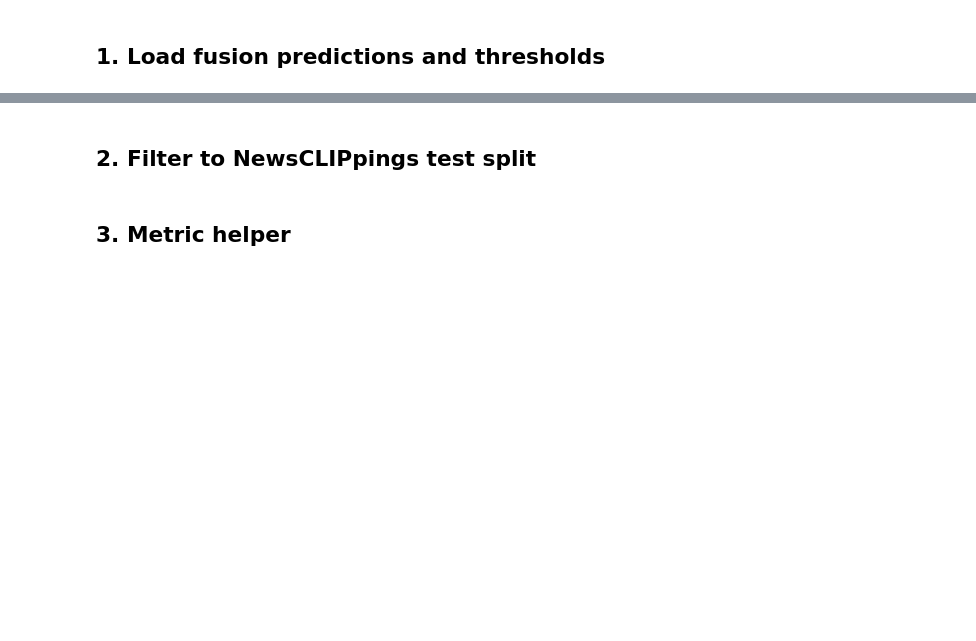
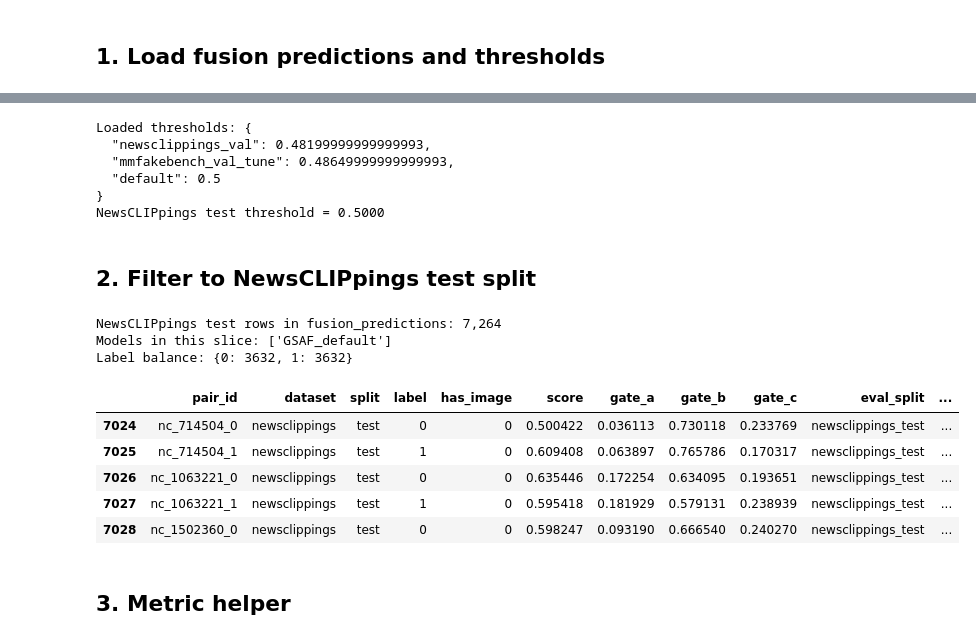
Before and after one commit to takitamim/eve-rag, a Jupyter notebook: notebooks/07_eval/newsclippings_eval.ipynb, the cells around one changed output, grey strips where cells are left out. Saved outputs shown, nothing was run; the diff lists cells and outputs as text; code cells hidden in the pictures; blank space fills up the shorter version.

```diff
--- a/notebooks/07_eval/newsclippings_eval.ipynb
+++ b/notebooks/07_eval/newsclippings_eval.ipynb
@@ -40,7 +40,6 @@ plt.rcParams["figure.dpi"] = 110
 pd.set_option("display.width", 160)
 pd.set_option("display.max_columns", 40)
 
-# Add repo root to sys.path so we can import src.utils.paths
 NB_DIR = Path.cwd()
 ROOT = NB_DIR
 for parent in [NB_DIR] + list(NB_DIR.parents):
@@ -54,9 +53,17 @@ from src.utils.paths import (
     PAPER, FIGURES, TABLES,
 )
 
+# Schema constants — actual column names in this repo
+FUSION_PROB_COL = "score"
+FUSION_LABEL_COL = "label"
+FUSION_MODEL_COL = "model"
+FUSION_EVAL_SPLIT_COL = "eval_split"
+STREAM_PROB_COLS = {
+    "Stream A (entities)": ("stream_a_score", STREAM_A_CACHE / "results" / "stream_a_predictions.csv"),
+    "Stream B (CLIP)":     ("stream_b_score", STREAM_B_CACHE / "final"   / "stream_b_predictions.csv"),
+    "Stream C (NLI)":      ("stream_c_score", STREAM_C_CACHE / "results" / "stream_c_predictions.csv"),
+}
+
 print("Repo root:", ROOT)
-print("Fusion preds:", FUSION_CACHE / "fusion_predictions.csv")
-print("Tables out :", TABLES)
-print("Figures out:", FIGURES)
 TABLES.mkdir(parents=True, exist_ok=True)
 FIGURES.mkdir(parents=True, exist_ok=True)
@@ -81,43 +141,35 @@ else:
     print("No threshold file found; falling back to 0.5 everywhere.")
     thresholds = {}
 
-DATASET_KEY_NC = "newsclippings_test"
-THRESH_NC = float(thresholds.get(DATASET_KEY_NC, thresholds.get("default", 0.5)))
+EVAL_SPLIT_NC = "newsclippings_test"
+THRESH_NC = float(thresholds.get(EVAL_SPLIT_NC, thresholds.get("default", 0.5)))
 print(f"NewsCLIPpings test threshold = {THRESH_NC:.4f}")
+# %% [output]
+Loaded thresholds: {
+  "newsclippings_val": 0.48199999999999993,
+  "mmfakebench_val_tune": 0.48649999999999993,
+  "default": 0.5
+}
+NewsCLIPpings test threshold = 0.5000
 # %% [markdown]
 ## 2. Filter to NewsCLIPpings test split
 # %%
-# We need to identify rows belonging to NewsCLIPpings test.
-# fusion_predictions.csv should have a 'dataset' (or 'source_dataset') and 'split' column,
-# but if not we join against ALL_MANIFEST on pair_id.
-
-def find_col(df, candidates):
-    for c in candidates:
-        if c in df.columns:
-            return c
-    return None
-
-ds_col    = find_col(fusion_df, ["dataset", "source_dataset", "src_dataset"])
-split_col = find_col(fusion_df, ["split", "data_split"])
-pid_col   = find_col(fusion_df, ["pair_id", "id"])
-y_col     = find_col(fusion_df, ["y_true", "label", "target"])
-p_col     = find_col(fusion_df, ["fusion_prob", "y_prob_fusion", "prob", "y_prob"])
-
-print(f"dataset col: {ds_col}, split col: {split_col}, pair_id col: {pid_col}")
-print(f"y_true col : {y_col}, fusion prob col: {p_col}")
-
-if ds_col is None or split_col is None:
-    # Join with manifest
-    print("\nJoining with all.csv to recover dataset/split…")
-    manifest = pd.read_csv(ALL_MANIFEST, usecols=lambda c: c in {"pair_id", "dataset", "split"})
-    fusion_df = fusion_df.merge(manifest, on="pair_id", how="left", suffixes=("", "_manifest"))
-    ds_col = "dataset"
-    split_col = "split"
-
-# Filter
-nc_test = fusion_df[(fusion_df[ds_col] == "newsclippings") & (fusion_df[split_col] == "test")].copy()
-print(f"\nNewsCLIPpings test rows: {len(nc_test):,}")
+# Filter fusion predictions to NewsCLIPpings test rows
+nc_test = fusion_df[fusion_df[FUSION_EVAL_SPLIT_COL] == EVAL_SPLIT_NC].copy()
+print(f"NewsCLIPpings test rows in fusion_predictions: {len(nc_test):,}")
+print(f"Models in this slice: {nc_test[FUSION_MODEL_COL].unique().tolist()}")
+print(f"Label balance: {nc_test[FUSION_LABEL_COL].value_counts().to_dict()}")
 nc_test.head()
+# %% [output]
+NewsCLIPpings test rows in fusion_predictions: 7,264
+Models in this slice: ['GSAF_default']
+Label balance: {0: 3632, 1: 3632}
+|  | pair_id | dataset | split | label | has_image | score | gate_a | gate_b | gate_c | eval_split | ... |
+| 7024 | nc_714504_0 | newsclippings | test | 0 | 0 | 0.500422 | 0.036113 | 0.730118 | 0.233769 | newsclippings_test | ... |
+| 7025 | nc_714504_1 | newsclippings | test | 1 | 0 | 0.609408 | 0.063897 | 0.765786 | 0.170317 | newsclippings_test | ... |
+| 7026 | nc_1063221_0 | newsclippings | test | 0 | 0 | 0.635446 | 0.172254 | 0.634095 | 0.193651 | newsclippings_test | ... |
+| 7027 | nc_1063221_1 | newsclippings | test | 1 | 0 | 0.595418 | 0.181929 | 0.579131 | 0.238939 | newsclippings_test | ... |
+| 7028 | nc_1502360_0 | newsclippings | test | 0 | 0 | 0.598247 | 0.093190 | 0.666540 | 0.240270 | newsclippings_test | ... |
 # %% [markdown]
 ## 3. Metric helper
 # %%
```
Also changed, not shown: parts of 8 cells of this notebook, 20 other files.
